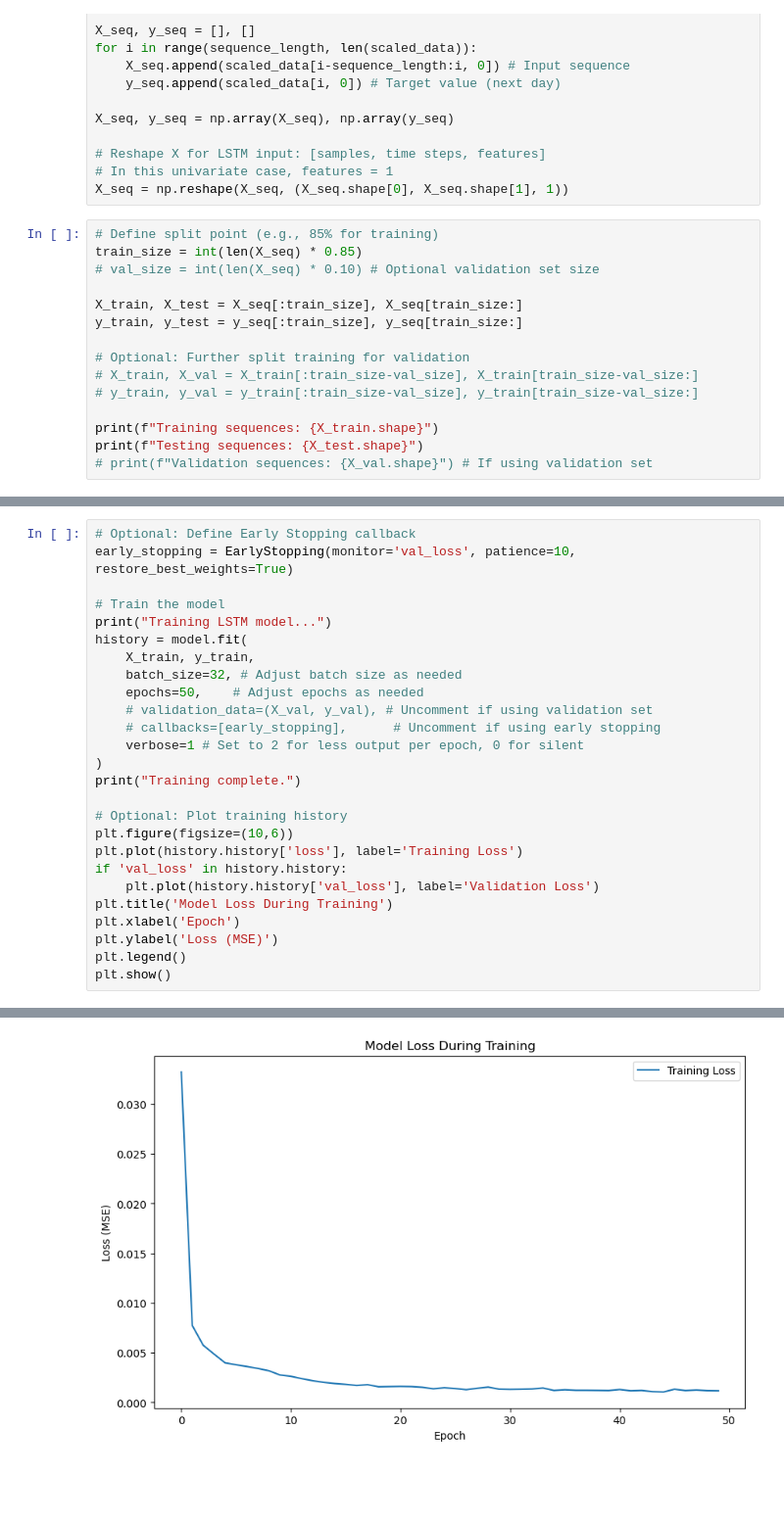
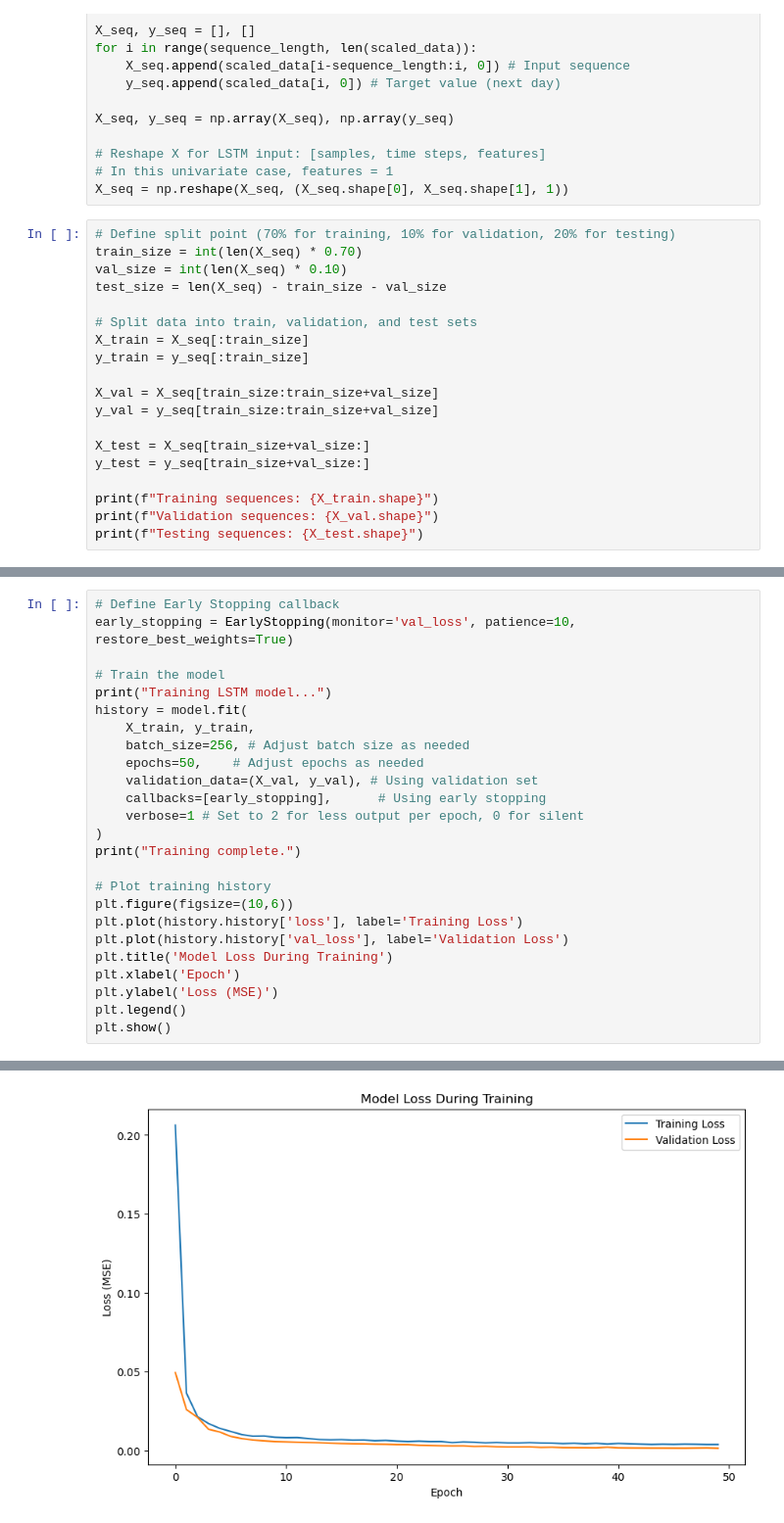
Before and after one commit to yasirgunes/yuvacik_dam_water_level_estimation, a Jupyter notebook: lstm_model.ipynb, the cells around one changed output, grey strips where cells are left out. Shown at 98% size. Drawn from its saved outputs; the diff is of its cells as text; blank space fills up the shorter version.

```diff
--- a/lstm_model.ipynb
+++ b/lstm_model.ipynb
@@ -38,18 +42,22 @@ X_seq, y_seq = np.array(X_seq), np.array(y_seq)
 # In this univariate case, features = 1
 X_seq = np.reshape(X_seq, (X_seq.shape[0], X_seq.shape[1], 1))
 # %%
-# Define split point (e.g., 85% for training)
-train_size = int(len(X_seq) * 0.85)
-# val_size = int(len(X_seq) * 0.10) # Optional validation set size
+# Define split point (70% for training, 10% for validation, 20% for testing)
+train_size = int(len(X_seq) * 0.70)
+val_size = int(len(X_seq) * 0.10)
+test_size = len(X_seq) - train_size - val_size
 
-X_train, X_test = X_seq[:train_size], X_seq[train_size:]
-y_train, y_test = y_seq[:train_size], y_seq[train_size:]
+# Split data into train, validation, and test sets
+X_train = X_seq[:train_size]
+y_train = y_seq[:train_size]
 
-# Optional: Further split training for validation
-# X_train, X_val = X_train[:train_size-val_size], X_train[train_size-val_size:]
-# y_train, y_val = y_train[:train_size-val_size], y_train[train_size-val_size:]
+X_val = X_seq[train_size:train_size+val_size]
+y_val = y_seq[train_size:train_size+val_size]
+
+X_test = X_seq[train_size+val_size:]
+y_test = y_seq[train_size+val_size:]
 
 print(f"Training sequences: {X_train.shape}")
+print(f"Validation sequences: {X_val.shape}")
 print(f"Testing sequences: {X_test.shape}")
-# print(f"Validation sequences: {X_val.shape}") # If using validation set
 # %% [output]
@@ -87,26 +96,25 @@ Trainable params: 31,901
 Non-trainable params: 0
 _________________________________________________________________
 # %%
-# Optional: Define Early Stopping callback
+# Define Early Stopping callback
 early_stopping = EarlyStopping(monitor='val_loss', patience=10, restore_best_weights=True)
 
 # Train the model
 print("Training LSTM model...")
 history = model.fit(
     X_train, y_train,
-    batch_size=32, # Adjust batch size as needed
+    batch_size=256, # Adjust batch size as needed
     epochs=50,    # Adjust epochs as needed
-    # validation_data=(X_val, y_val), # Uncomment if using validation set
-    # callbacks=[early_stopping],      # Uncomment if using early stopping
+    validation_data=(X_val, y_val), # Using validation set
+    callbacks=[early_stopping],      # Using early stopping
     verbose=1 # Set to 2 for less output per epoch, 0 for silent
 )
 print("Training complete.")
 
-# Optional: Plot training history
+# Plot training history
 plt.figure(figsize=(10,6))
 plt.plot(history.history['loss'], label='Training Loss')
-if 'val_loss' in history.history:
-    plt.plot(history.history['val_loss'], label='Validation Loss')
+plt.plot(history.history['val_loss'], label='Validation Loss')
 plt.title('Model Loss During Training')
 plt.xlabel('Epoch')
 plt.ylabel('Loss (MSE)')
@@ -132,5 +140,5 @@ Epoch 50/50
 Training complete.
-[figure, old version]
+[figure, new version]
 # %%
 # Make predictions on test data
 y_pred_scaled = model.predict(X_test)
```
Also changed, not shown: parts of 7 cells of this notebook, 3 other files.
